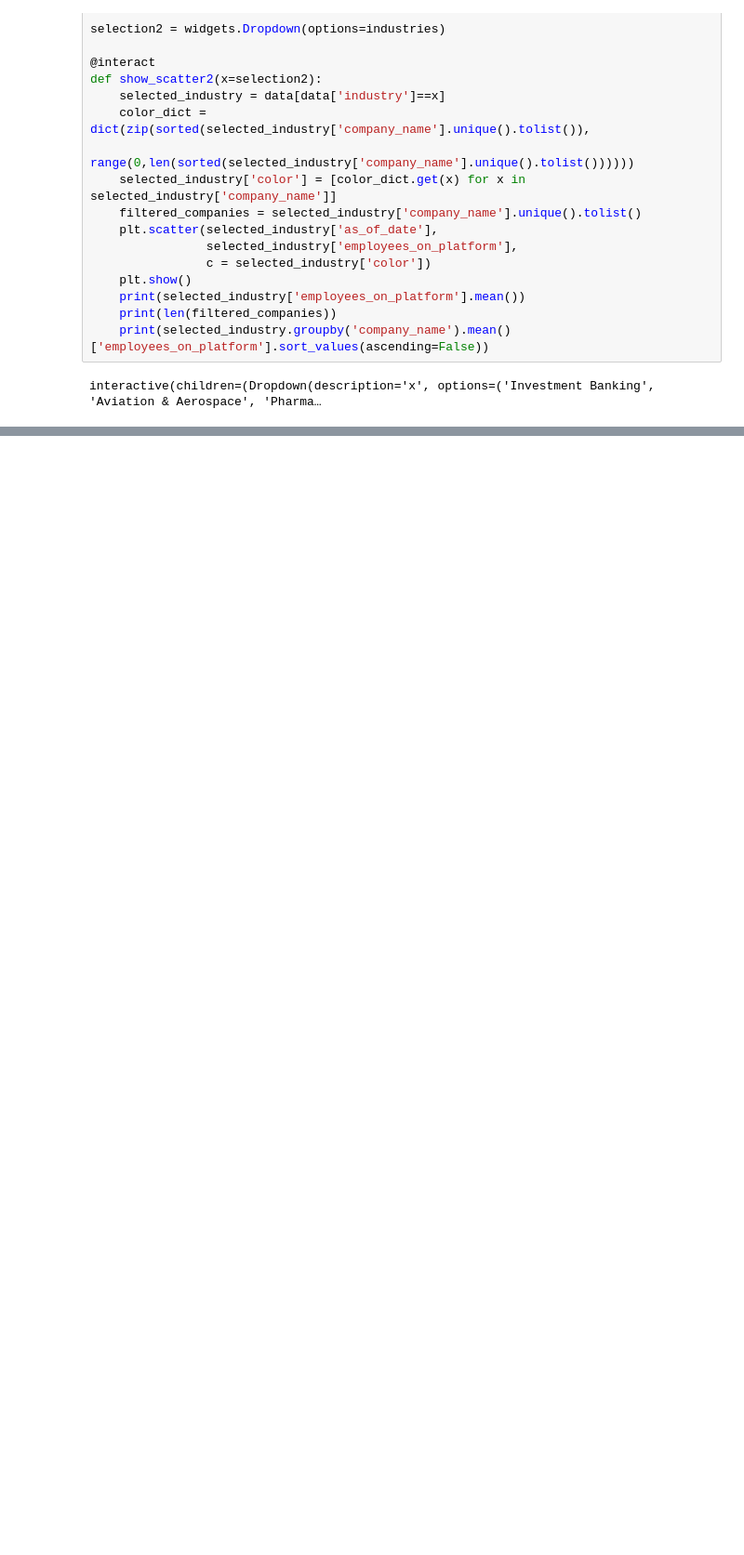
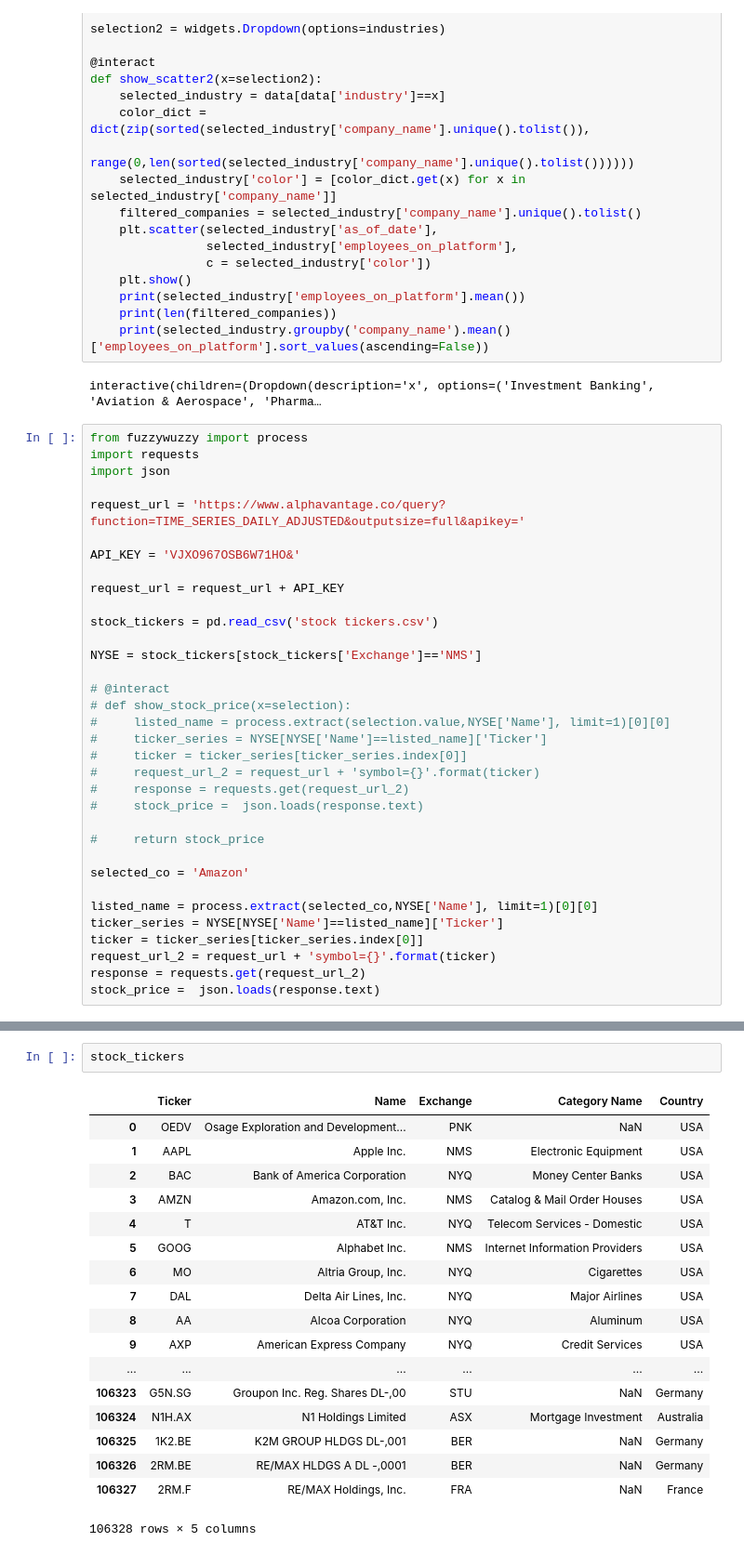
Before and after one commit to khaledchoucri/LinkedIN-vs-StockPrice, a Jupyter notebook: Linkedin vs Stockprices.ipynb, the cells around one changed output, grey strips where cells are left out. Shown: that part at 93% size. Cells and saved outputs as stored; diff of their text form; blank space fills up the shorter version.

```diff
--- a/Linkedin vs Stockprices.ipynb
+++ b/Linkedin vs Stockprices.ipynb
@@ -65,3 +86,37 @@ def show_scatter2(x=selection2):
     print(selected_industry.groupby('company_name').mean()['employees_on_platform'].sort_values(ascending=False))
 # %% [output]
 interactive(children=(Dropdown(description='x', options=('Investment Banking', 'Aviation & Aerospace', 'Pharma…
+# %%
+from fuzzywuzzy import process
+import requests
+import json
+
+request_url = 'https://www.alphavantage.co/query?function=TIME_SERIES_DAILY_ADJUSTED&outputsize=full&apikey='
+
+API_KEY = 'VJXO967OSB6W71HO&'
+
+request_url = request_url + API_KEY
+
+stock_tickers = pd.read_csv('stock tickers.csv')
+
+NYSE = stock_tickers[stock_tickers['Exchange']=='NMS']
+
+# @interact
+# def show_stock_price(x=selection):
+#     listed_name = process.extract(selection.value,NYSE['Name'], limit=1)[0][0]
+#     ticker_series = NYSE[NYSE['Name']==listed_name]['Ticker']
+#     ticker = ticker_series[ticker_series.index[0]]
+#     request_url_2 = request_url + 'symbol={}'.format(ticker)
+#     response = requests.get(request_url_2)
+#     stock_price =  json.loads(response.text)
+
+#     return stock_price
+
+selected_co = 'Amazon'
+
+listed_name = process.extract(selected_co,NYSE['Name'], limit=1)[0][0]
+ticker_series = NYSE[NYSE['Name']==listed_name]['Ticker']
+ticker = ticker_series[ticker_series.index[0]]
+request_url_2 = request_url + 'symbol={}'.format(ticker)
+response = requests.get(request_url_2)
+stock_price =  json.loads(response.text)
@@ -67,0 +202,21 @@ interactive(children=(Dropdown(description='x', options=('Investment Banking', '
+# %%
+stock_tickers
+# %% [output]
+|  | Ticker | Name | Exchange | Category Name | Country |
+| 0 | OEDV | Osage Exploration and Development... | PNK | NaN | USA |
+| 1 | AAPL | Apple Inc. | NMS | Electronic Equipment | USA |
+| 2 | BAC | Bank of America Corporation | NYQ | Money Center Banks | USA |
+| 3 | AMZN | Amazon.com, Inc. | NMS | Catalog & Mail Order Houses | USA |
+| 4 | T | AT&T Inc. | NYQ | Telecom Services - Domestic | USA |
+| 5 | GOOG | Alphabet Inc. | NMS | Internet Information Providers | USA |
+| 6 | MO | Altria Group, Inc. | NYQ | Cigarettes | USA |
+| 7 | DAL | Delta Air Lines, Inc. | NYQ | Major Airlines | USA |
+| 8 | AA | Alcoa Corporation | NYQ | Aluminum | USA |
+| 9 | AXP | American Express Company | NYQ | Credit Services | USA |
+| ... | ... | ... | ... | ... | ... |
+| 106323 | G5N.SG | Groupon Inc. Reg. Shares DL-,00 | STU | NaN | Germany |
+| 106324 | N1H.AX | N1 Holdings Limited | ASX | Mortgage Investment | Australia |
+| 106325 | 1K2.BE | K2M GROUP HLDGS DL-,001 | BER | NaN | Germany |
+| 106326 | 2RM.BE | RE/MAX HLDGS A DL -,0001 | BER | NaN | Germany |
+| 106327 | 2RM.F | RE/MAX Holdings, Inc. | FRA | NaN | France |
+106328 rows × 5 columns
```
Also changed, not shown: parts of 8 cells of this notebook, 1 other file.
